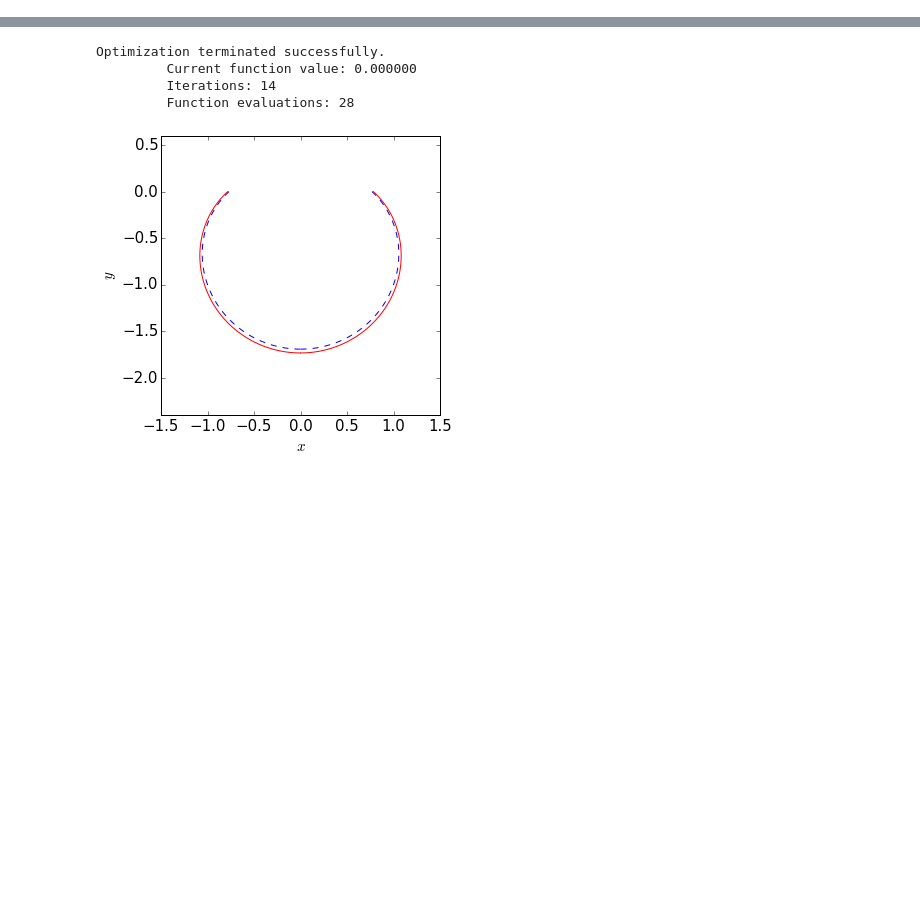
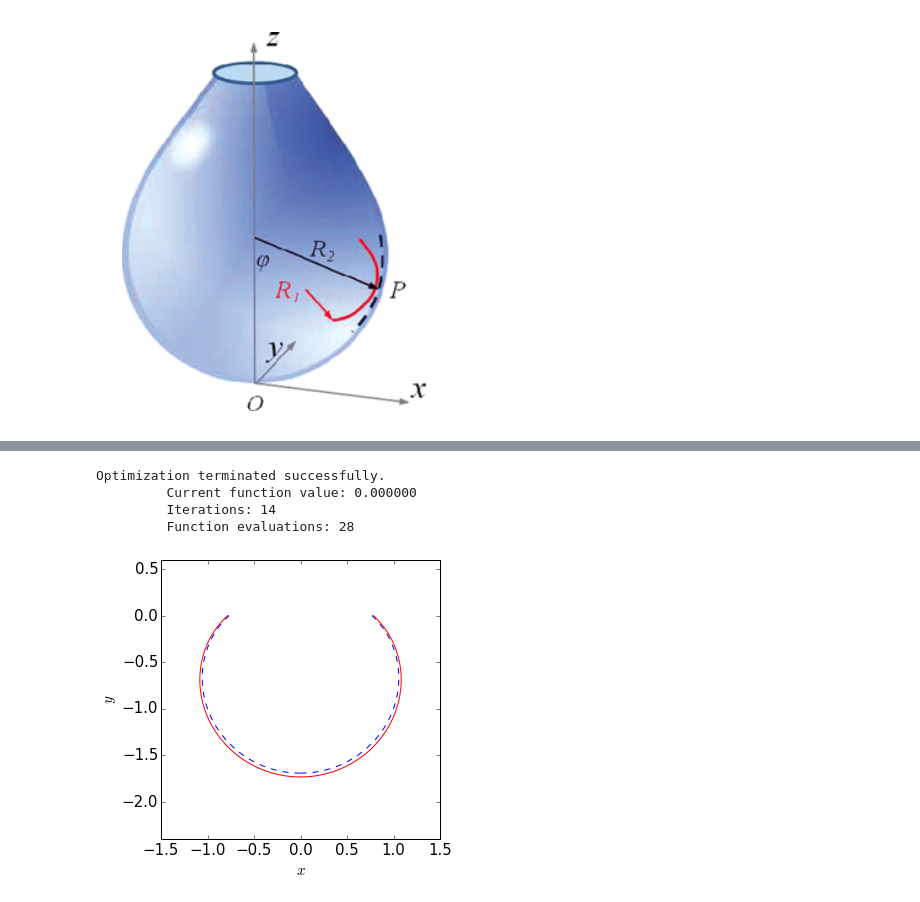
Before and after one commit to bhit/fluid-dynamics, a Jupyter notebook: Determining the shape of a pendant drop by the shooting method.ipynb, the cells around one changed output, grey strips where cells are left out. Cells and saved outputs as stored; diff of their text form; code cells hidden in the pictures; blank space fills up the shorter version.

```diff
--- a/Determining the shape of a pendant drop by the shooting method.ipynb
+++ b/Determining the shape of a pendant drop by the shooting method.ipynb
@@ -90,0 +22,5 @@ $$ Q = \int_0^d \pi x^2 dy - V_D. $$
+# %%
+from IPython.display import Image
+Image(filename='pendant.png')
+# %% [output]
+[figure, added]
```
Also changed, not shown: parts of 2 cells of this notebook.
